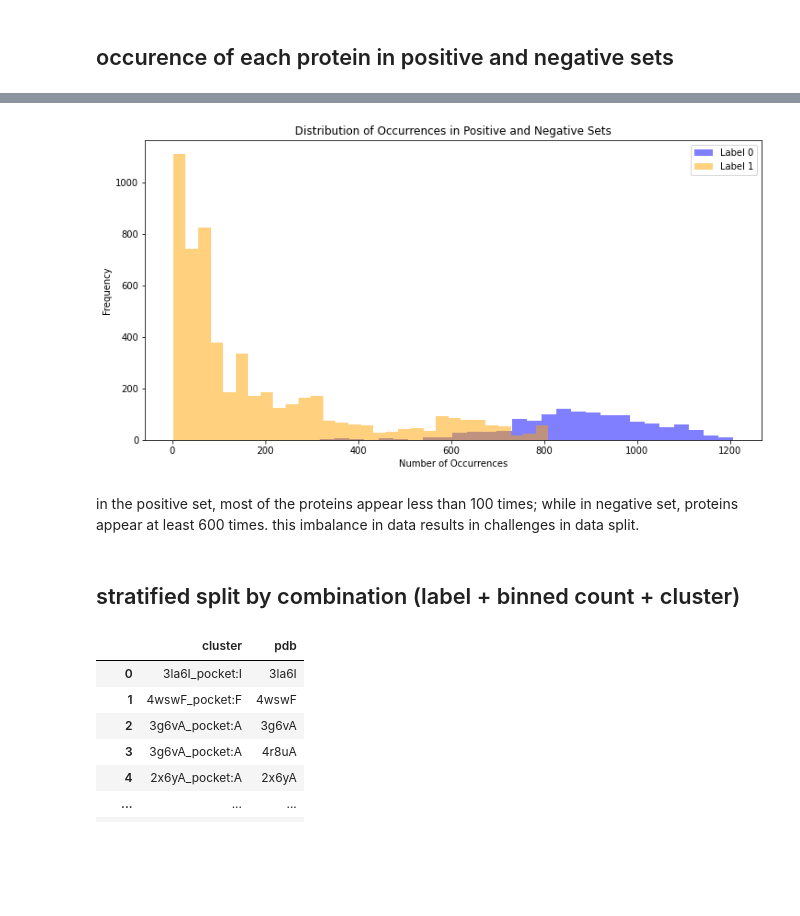
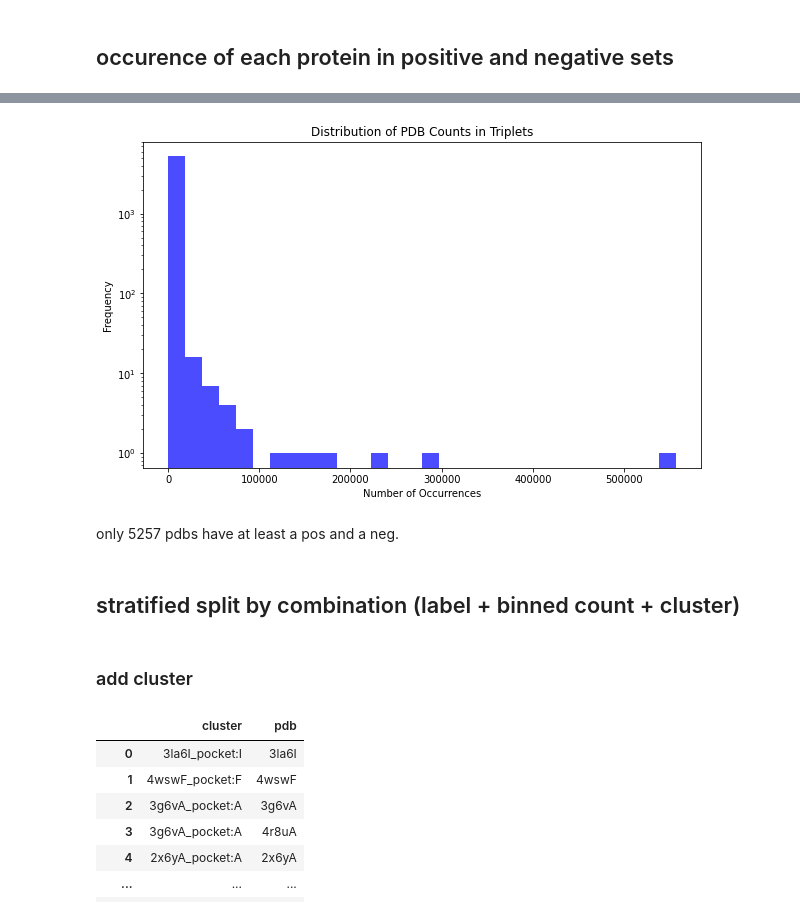
Before and after one commit to yanz-24/masif-BSC, a Jupyter notebook: notebooks/toughm1_data_split.ipynb, the cells around one changed output, grey strips where cells are left out. Saved outputs shown, nothing was run; the diff lists cells and outputs as text; code cells hidden in the pictures; blank space fills up the shorter version.

```diff
--- a/notebooks/toughm1_data_split.ipynb
+++ b/notebooks/toughm1_data_split.ipynb
@@ -933,0 +918,5 @@ merge_occurence
+# %%
+counts = triplets_all_df[['p1', 'p2', 'p3']].values.flatten()
+value_counts = pd.Series(counts).value_counts().reset_index()
+value_counts.columns = ['pdb', 'count']
+value_counts
@@ -934,23 +937,21 @@ merge_occurence
 # %%
+# plot the distribution of counts
 import matplotlib.pyplot as plt
-
-# Plotting the distribution of occurrences in positive and negative sets
-plt.figure(figsize=(12, 6))
-for lbl, color in zip([0, 1], ['blue', 'orange']):
-    subset = merge_occurence[merge_occurence['label'] == lbl]
-    plt.hist(subset['count'], bins=30, alpha=0.5, label=f'Label {lbl}', color=color)
-
-plt.title('Distribution of Occurrences in Positive and Negative Sets')
+plt.figure(figsize=(10, 6))
+plt.hist(value_counts['count'], bins=30, alpha=0.7, color='blue')
+plt.yscale('log') # print the log of count
+plt.title('Distribution of PDB Counts in Triplets')
 plt.xlabel('Number of Occurrences')
 plt.ylabel('Frequency')
-plt.legend()
 plt.show()
 # %% [output]
-[figure, old version]
+[figure, new version]
-# %% [markdown]
-in the positive set, most of the proteins appear less than 100 times; while in negative set, proteins appear at least 600 times. this imbalance in data results in challenges in data split.
+# %% [markdown]
+only 5257 pdbs have at least a pos and a neg.
 # %% [markdown]
 ## stratified split by combination (label + binned count + cluster)
+# %% [markdown]
+### add cluster
 # %%
 cluster = pd.read_csv("/Users/yanyz/data/TOUGH-M1/scripts/data/clusterRes_cluster.tsv", sep="\t", header=None)
 cluster.columns = ['cluster', 'pdb']
```
Also changed, not shown: parts of 34 cells of this notebook.
